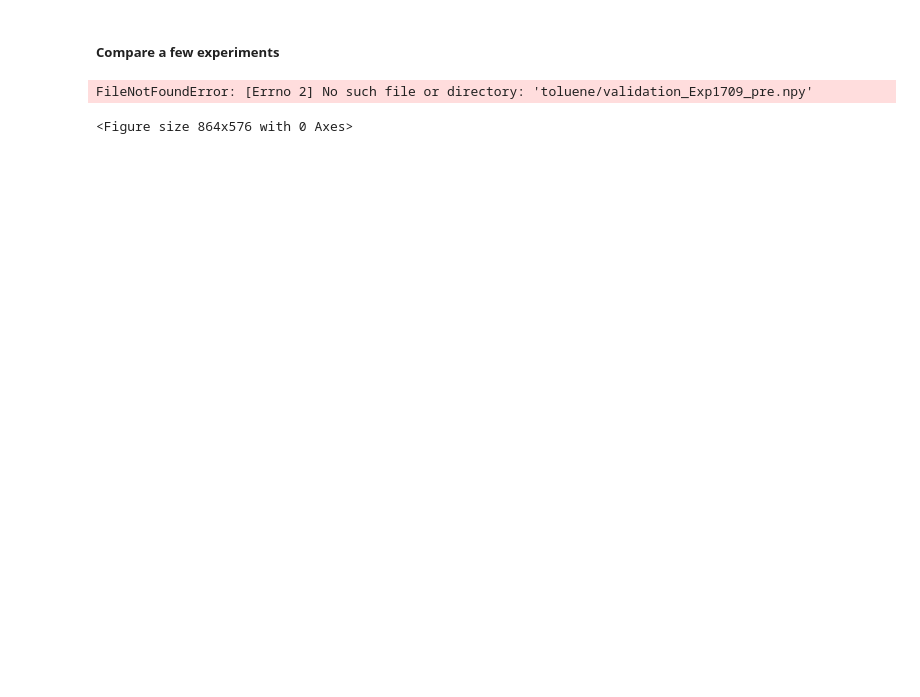
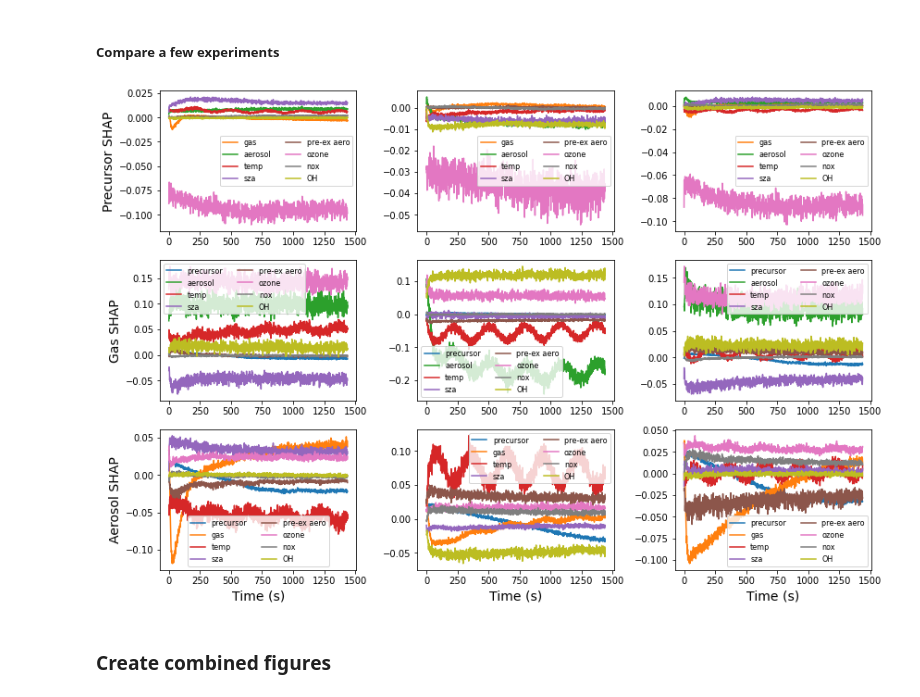
Before and after one commit to NCAR/gecko-ml, a Jupyter notebook: applications/shap/summary.ipynb, the cells around one changed output. Saved outputs shown, nothing was run; the diff lists cells and outputs as text; code cells hidden in the pictures; blank space fills up the shorter version.

```diff
--- a/applications/shap/summary.ipynb
+++ b/applications/shap/summary.ipynb
@@ -85,7 +85,6 @@ plt.figure(figsize=(12,8))
 fontsize = 14
 
 for k, exp in enumerate(["Exp1709", "Exp1632", "Exp1769"]):
-    colors = ["r", "g", "b"]
 
     pre = np.load(f"{save_location}/validation_{exp}_pre.npy")
     gas = np.load(f"{save_location}/validation_{exp}_gas.npy")
@@ -94,33 +93,33 @@ for k, exp in enumerate(["Exp1709", "Exp1632", "Exp1769"]):
     plt.subplot(3, 3, k + 1)
     leg = ['gas', 'aerosol', 'temp', 'sza', 'pre-ex aero', 'ozone', 'nox', 'OH']
     for i in [1, 2, 3, 4, 5, 6, 7, 8]:
         plt.plot(range(1439), pre[:, i], c = colors[i])
     if k == 0:
         plt.ylabel("Precursor SHAP", fontsize = fontsize)
     plt.legend(leg, fontsize = 8, ncol=2, loc = 'best')
 
 
     plt.subplot(3, 3, k + 4)
     leg = ['precursor', 'aerosol', 'temp', 'sza', 'pre-ex aero', 'ozone', 'nox', 'OH']
     for i in [0, 2, 3, 4, 5, 6, 7, 8]:
         plt.plot(range(1439), gas[:, i], c = colors[i])
     if k == 0:
         plt.ylabel("Gas SHAP", fontsize = fontsize)
     plt.legend(leg, fontsize = 8, ncol=2, loc = 'best')
 
     plt.subplot(3, 3, k + 7)
     leg = ['precursor', 'gas', 'temp', 'sza', 'pre-ex aero', 'ozone', 'nox', 'OH']
     for i in [0, 1, 3, 4, 5, 6, 7, 8]:
         plt.plot(range(1439), air[:, i], c = colors[i])
     if k == 0:
         plt.ylabel("Aerosol SHAP", fontsize = fontsize)
     plt.legend(leg, fontsize = 8, ncol=2, loc = 'best')
 
     plt.xlabel("Time (s)", fontsize = 14)
 
 plt.tight_layout()
+plt.savefig(f"{save_location}/exp_comparison.png")
 plt.show()
 # %% [output]
-FileNotFoundError: [Errno 2] No such file or directory: 'toluene/validation_Exp1709_pre.npy'
-<Figure size 864x576 with 0 Axes>
+[figure, added]
 # %%
@@ -127,0 +127,2 @@ plt.savefig(f"{save_location}/exp_comparison.png")
+# %% [markdown]
+### Create combined figures
```
Also changed, not shown: parts of 9 cells of this notebook, 9 other files.
